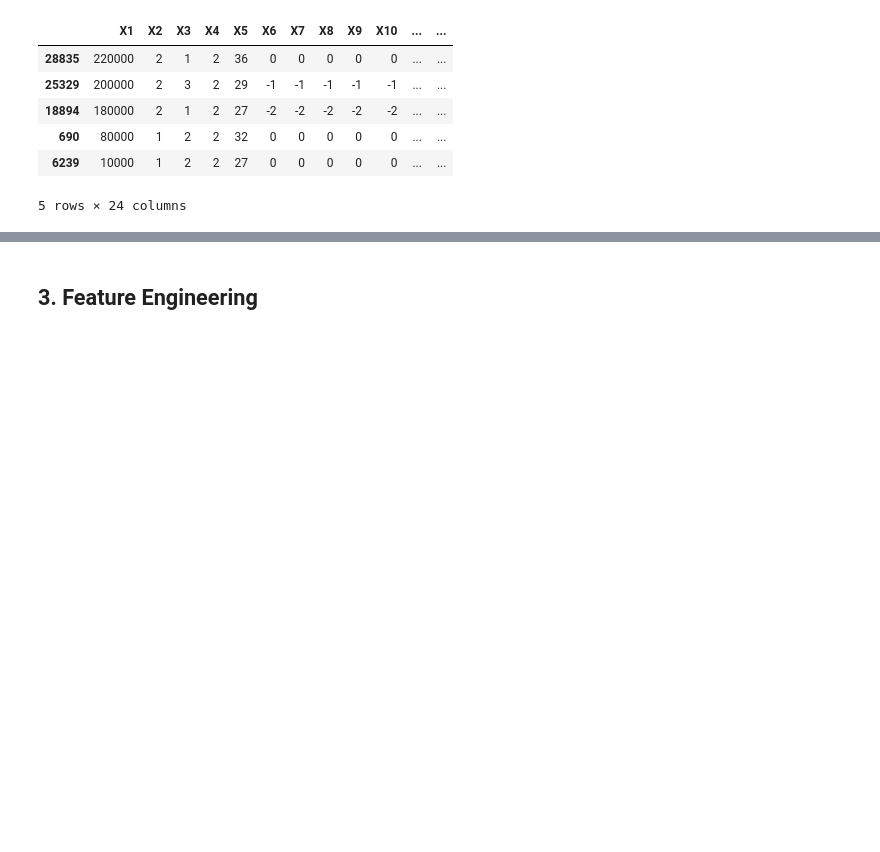
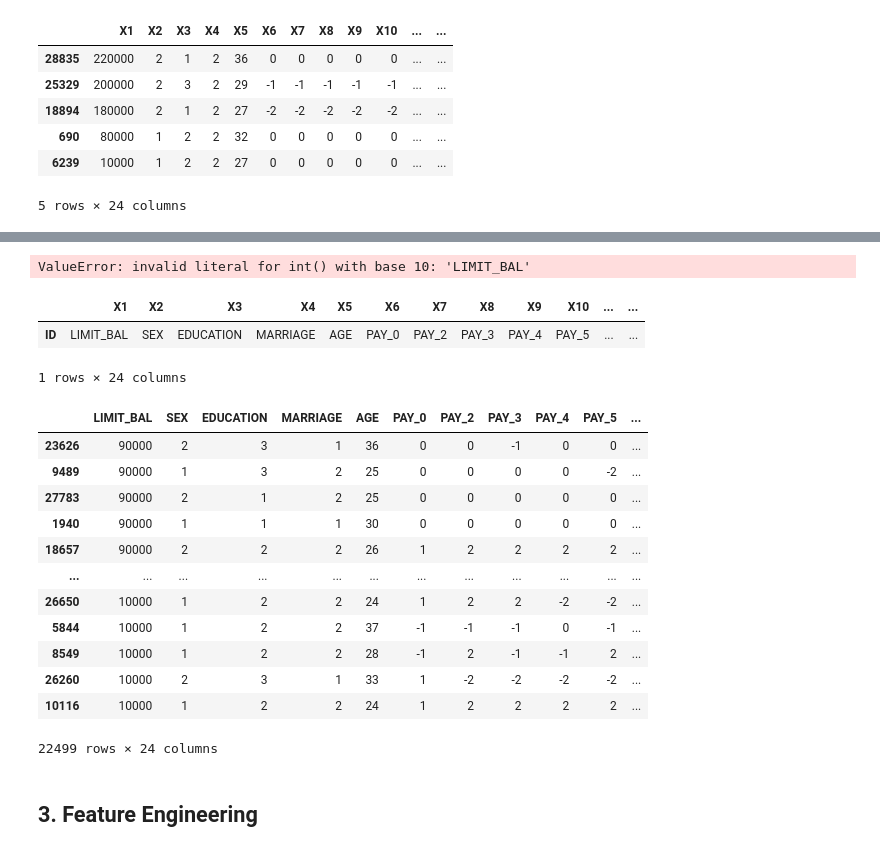
Before and after one commit to JakeAsh22/nyc-dc-ds-020121, a Jupyter notebook: Phase_3/bake_off/classification-bakeoff-template.ipynb, the cells around one changed output, grey strips where cells are left out. Cells and saved outputs as stored; diff of their text form; code cells hidden in the pictures; blank space fills up the shorter version.

```diff
--- a/Phase_3/bake_off/classification-bakeoff-template.ipynb
+++ b/Phase_3/bake_off/classification-bakeoff-template.ipynb
@@ -110,3 +155,32 @@ df.head()
+# %%
+X.astype(object).astype(int)
+# %% [output]
+ValueError: invalid literal for int() with base 10: 'LIMIT_BAL'
+# %%
+df.loc[df['X1'] == 'LIMIT_BAL']
+# %% [output]
+|  | X1 | X2 | X3 | X4 | X5 | X6 | X7 | X8 | X9 | X10 | ... | ... |
+| ID | LIMIT_BAL | SEX | EDUCATION | MARRIAGE | AGE | PAY_0 | PAY_2 | PAY_3 | PAY_4 | PAY_5 | ... | ... |
+1 rows × 24 columns
+# %%
+df.sort_values(by='X1', ascending = False, inplace = True)
+df = df.rename(columns=df.iloc[0]).drop(df.index[0])
+# %%
+df.astype(object).astype(int)
+# %% [output]
+|  | LIMIT_BAL | SEX | EDUCATION | MARRIAGE | AGE | PAY_0 | PAY_2 | PAY_3 | PAY_4 | PAY_5 | ... |
+| 23626 | 90000 | 2 | 3 | 1 | 36 | 0 | 0 | -1 | 0 | 0 | ... |
+| 9489 | 90000 | 1 | 3 | 2 | 25 | 0 | 0 | 0 | 0 | -2 | ... |
+| 27783 | 90000 | 2 | 1 | 2 | 25 | 0 | 0 | 0 | 0 | 0 | ... |
+| 1940 | 90000 | 1 | 1 | 1 | 30 | 0 | 0 | 0 | 0 | 0 | ... |
+| 18657 | 90000 | 2 | 2 | 2 | 26 | 1 | 2 | 2 | 2 | 2 | ... |
+| ... | ... | ... | ... | ... | ... | ... | ... | ... | ... | ... | ... |
+| 26650 | 10000 | 1 | 2 | 2 | 24 | 1 | 2 | 2 | -2 | -2 | ... |
+| 5844 | 10000 | 1 | 2 | 2 | 37 | -1 | -1 | -1 | 0 | -1 | ... |
+| 8549 | 10000 | 1 | 2 | 2 | 28 | -1 | 2 | -1 | -1 | 2 | ... |
+| 26260 | 10000 | 2 | 3 | 1 | 33 | 1 | -2 | -2 | -2 | -2 | ... |
+| 10116 | 10000 | 1 | 2 | 2 | 24 | 1 | 2 | 2 | 2 | 2 | ... |
+22499 rows × 24 columns
 # %% [markdown]
 ## 3. Feature Engineering
 # %% [markdown]
```
Also changed, not shown: parts of 3 cells of this notebook.
